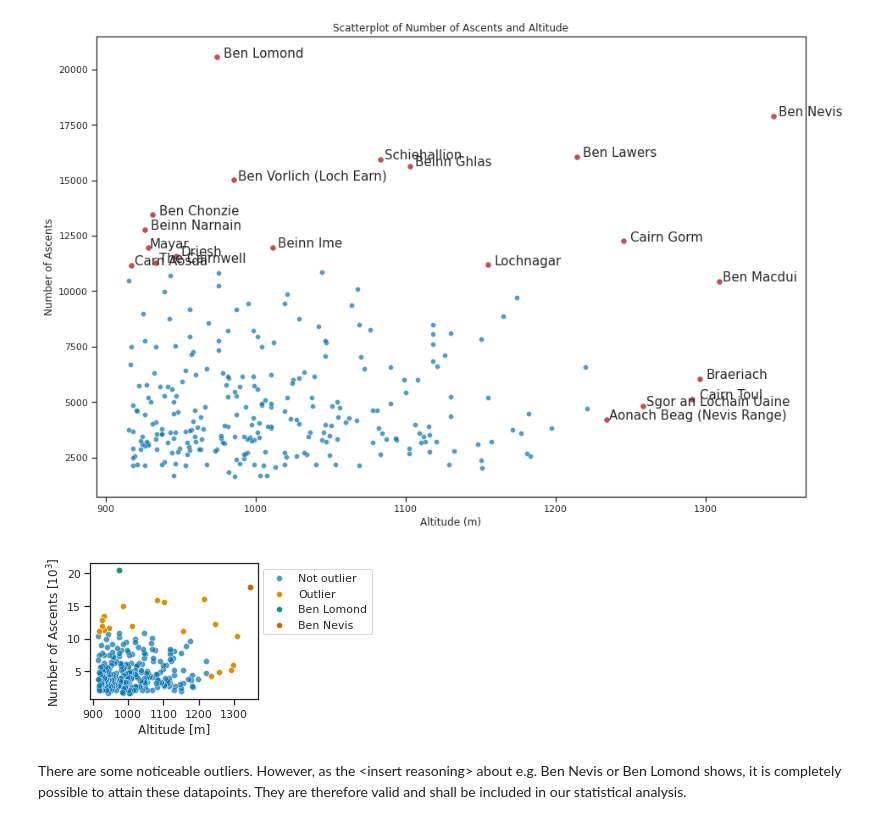
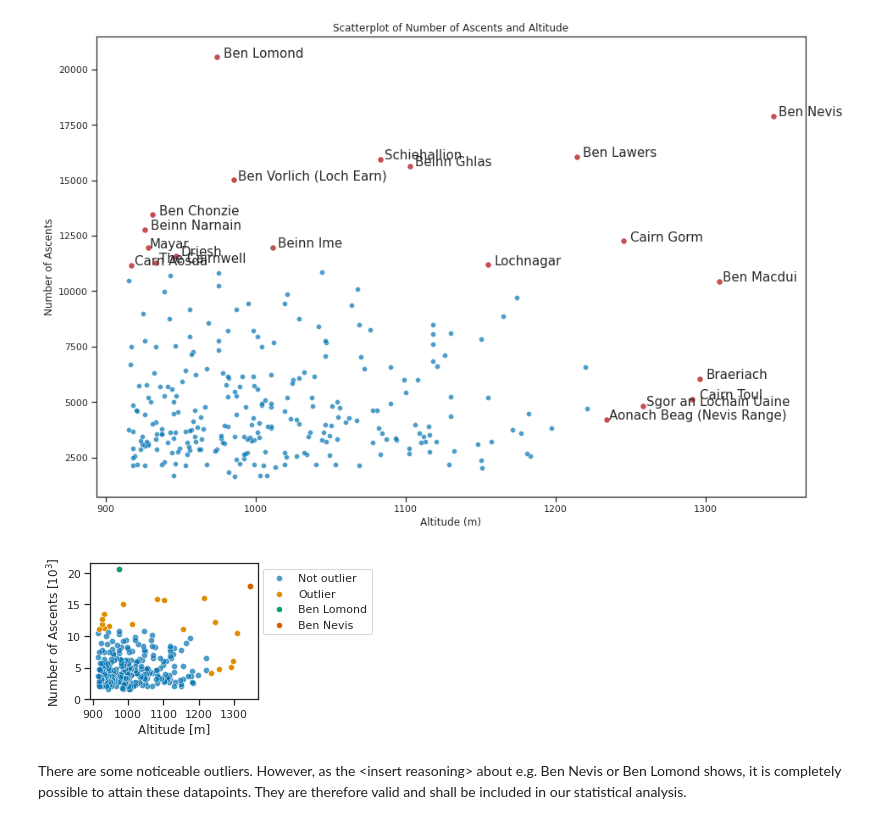
Before and after one commit to filipbalucha/FDS_final_project, a Jupyter notebook: data_analysis.ipynb, the cells around one changed output. Cells and saved outputs as stored; diff of their text form; code cells hidden in the pictures.

```diff
--- a/data_analysis.ipynb
+++ b/data_analysis.ipynb
@@ -205,25 +205,26 @@ plt.show()
 # %%
 plt.figure(figsize=(3,2.5))
 
 # Plot regular
 sns.scatterplot(x=df_no_outliers['altitude'], y=df_no_outliers['ascent_count']/1000, label='Not outlier', alpha=0.7)
 
 # Plot outliers
 sns.scatterplot(x=df_outliers['altitude'], y=df_outliers['ascent_count']/1000, label='Outlier')
 
 # Plot identified outliers
 for identified_outlier in ['Ben Lomond', 'Ben Nevis']:  # TODO: for Tudor: please add more specific outliers if you notice any, thanks.
     b = munro.loc[munro['name'] == identified_outlier]
     plt.scatter(b['altitude'], b['ascent_count']/1000, label=identified_outlier, s=20)
 
 plt.xlabel('Altitude [m]')
 plt.ylabel('Number of Ascents [$10^3$]')
 legend = plt.legend(loc='upper left', bbox_to_anchor=(1, 1))
+plt.ylim(bottom=0)
 
 plt.savefig("report/scatterplot.pdf", bbox_inches='tight') # set bbox_inches to tight to prevent the legend from being cropped
 plt.show()
 # %% [output]
-[figure, old version]
+[figure, new version]
 # %% [markdown]
 There are some noticeable outliers. However, as the <insert reasoning\> about e.g. Ben Nevis or Ben Lomond shows, it is completely possible to attain these datapoints. They are therefore valid and shall be included in our statistical analysis.
 # %% [markdown]
```
Also changed, not shown: parts of 4 cells of this notebook, 14 other files.
